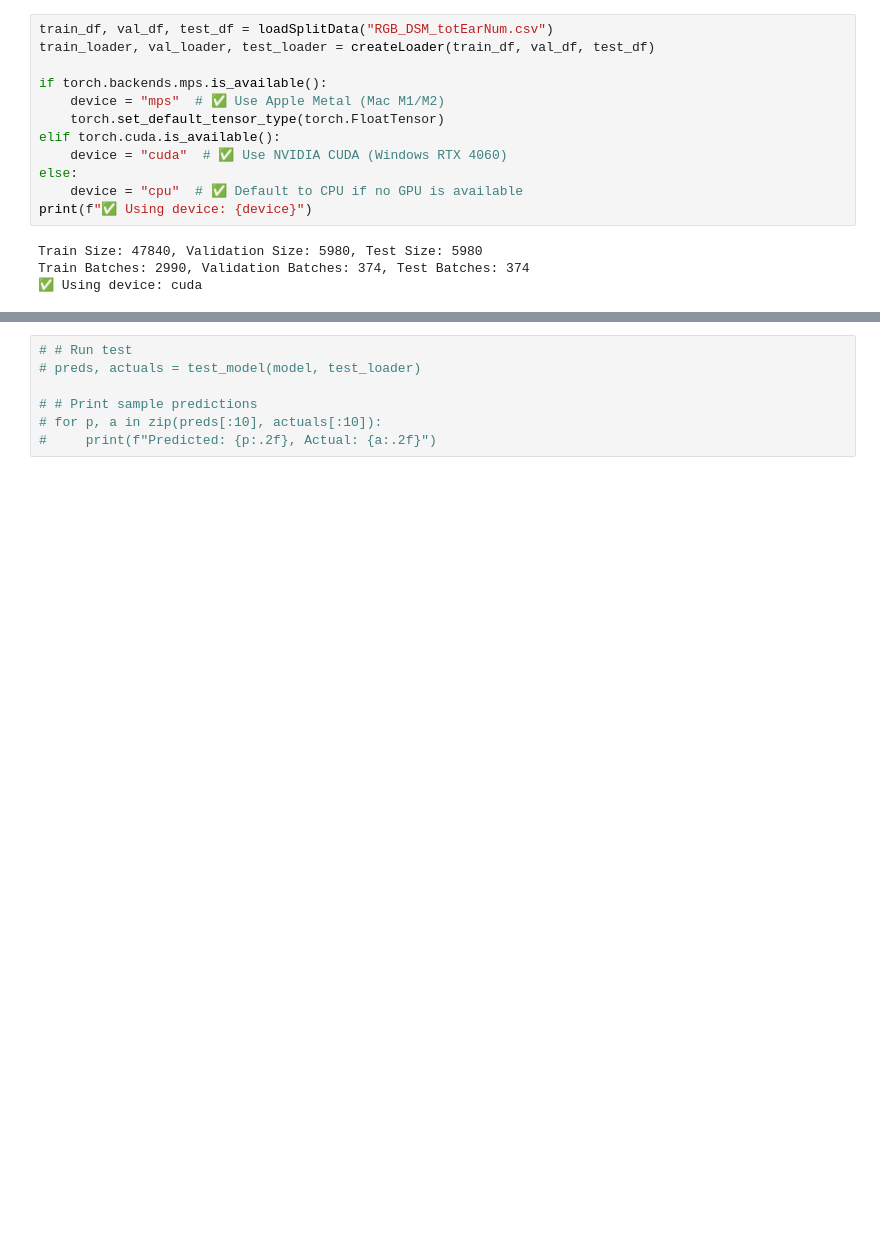
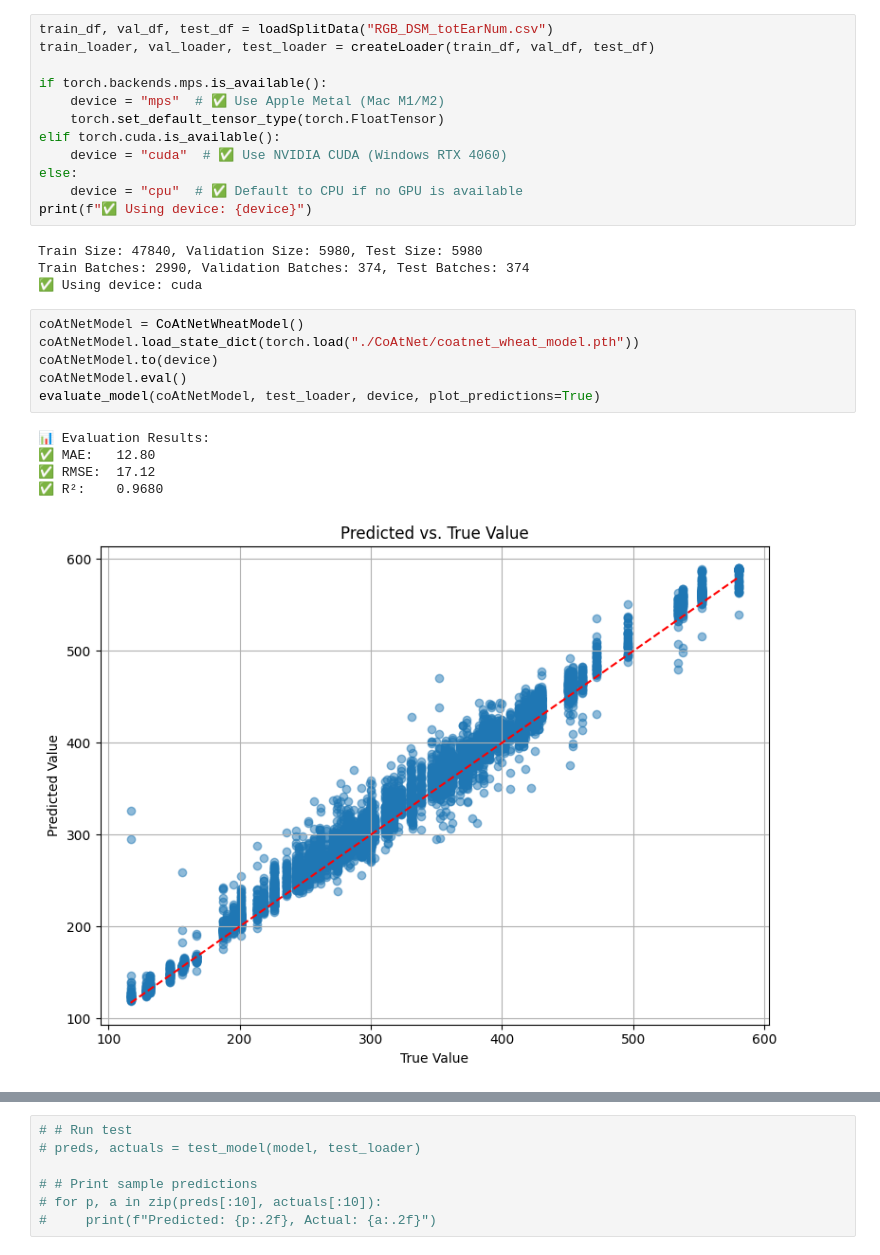
Before and after one commit to Wani29I/MasterProj, a Jupyter notebook: Model_Creation/totalEarsModel/testTotEarModel.ipynb, the cells around one changed output, grey strips where cells are left out. Saved outputs shown, nothing was run; the diff lists cells and outputs as text; blank space fills up the shorter version.

```diff
--- a/Model_Creation/totalEarsModel/testTotEarModel.ipynb
+++ b/Model_Creation/totalEarsModel/testTotEarModel.ipynb
@@ -32,3 +32,15 @@ print(f"✅ Using device: {device}")
 Train Size: 47840, Validation Size: 5980, Test Size: 5980
 Train Batches: 2990, Validation Batches: 374, Test Batches: 374
 ✅ Using device: cuda
+# %%
+coAtNetModel = CoAtNetWheatModel()
+coAtNetModel.load_state_dict(torch.load("./CoAtNet/coatnet_wheat_model.pth"))
+coAtNetModel.to(device)
+coAtNetModel.eval()
+evaluate_model(coAtNetModel, test_loader, device, plot_predictions=True)
+# %% [output]
+📊 Evaluation Results:
+✅ MAE:   12.80
+✅ RMSE:  17.12
+✅ R²:    0.9680
+[figure, added]
```
Also changed, not shown: parts of 5 cells of this notebook, 1 other file.
